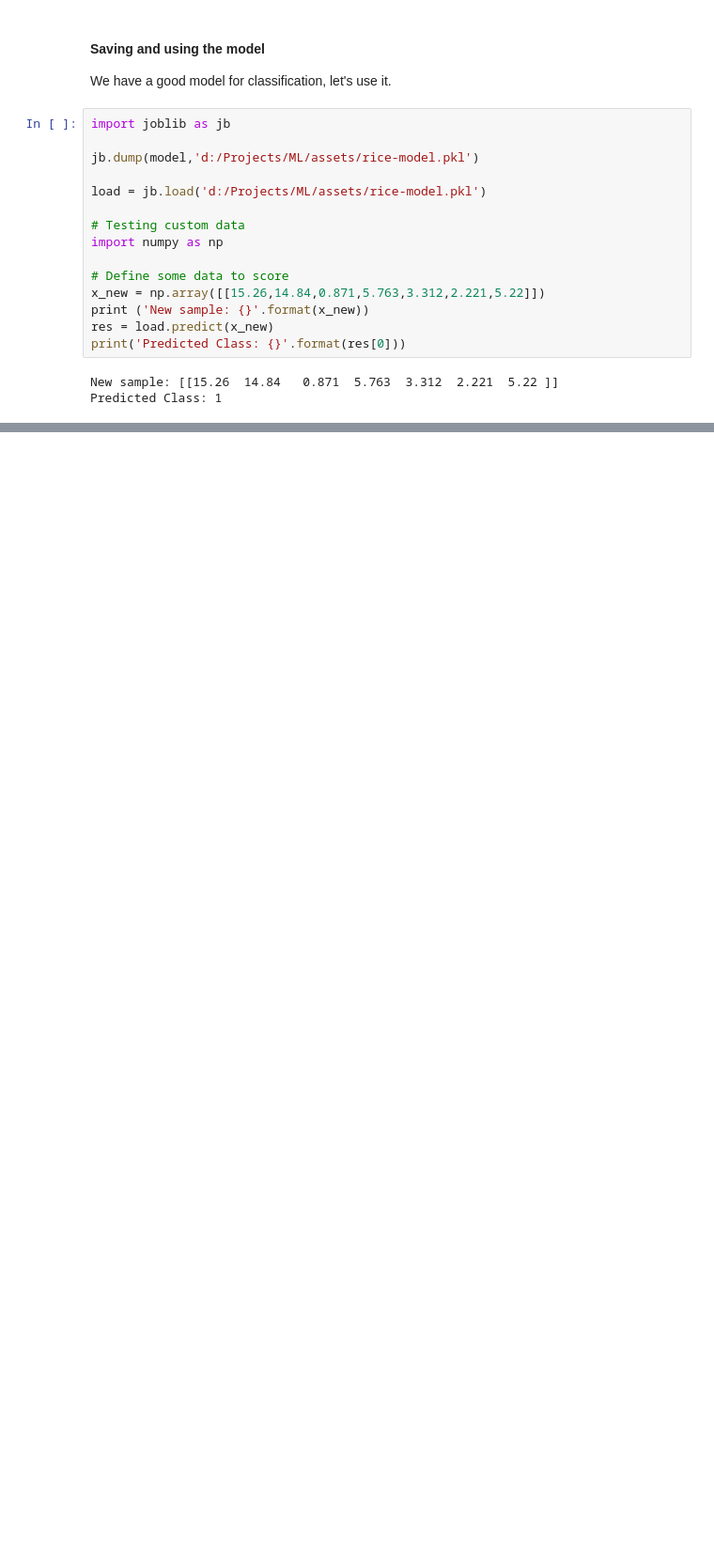
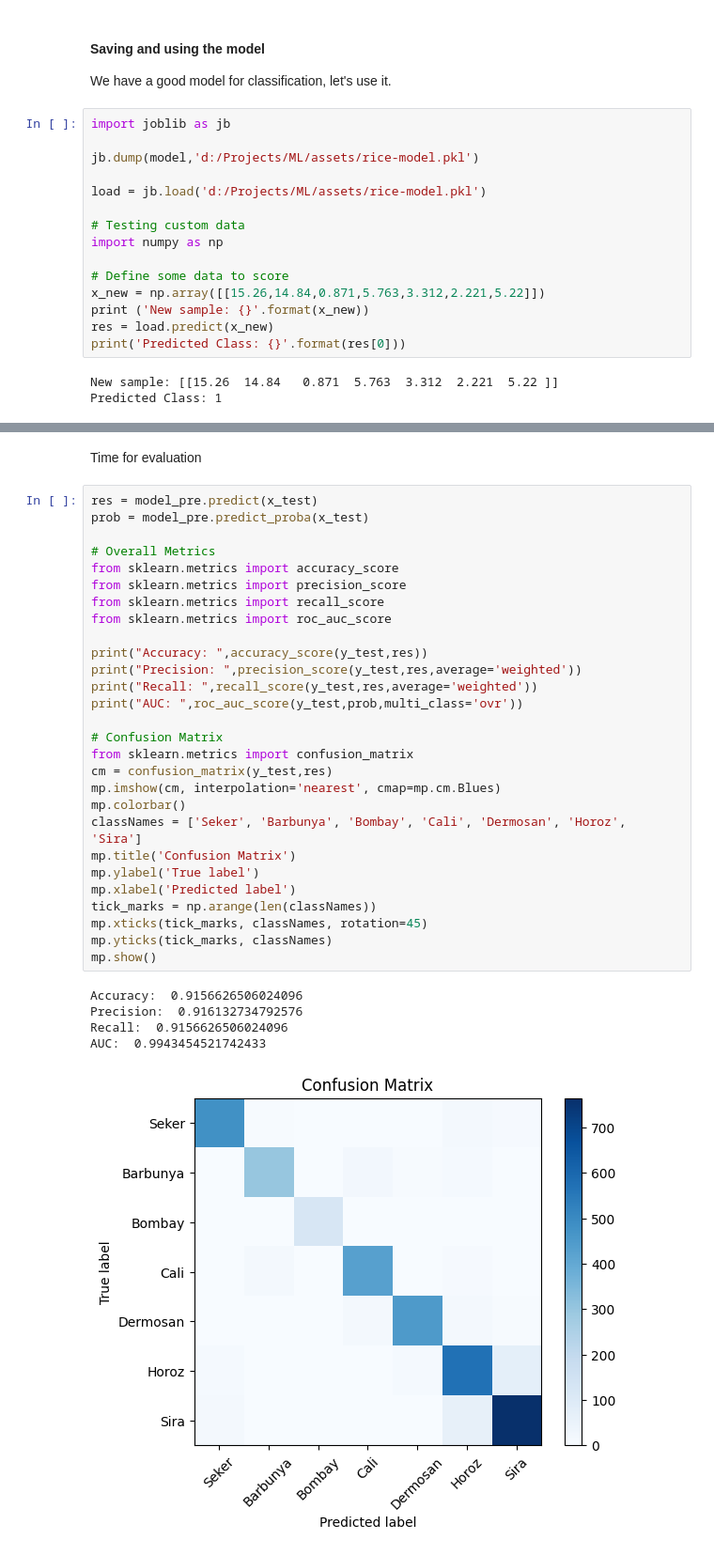
Before and after one commit to Chitransh-coder/ML, a Jupyter notebook: ML Notes.ipynb, the cells around one changed output, grey strips where cells are left out. Shown at 94% size. Drawn from its saved outputs; the diff is of its cells as text; blank space fills up the shorter version.

```diff
--- a/ML Notes.ipynb
+++ b/ML Notes.ipynb
@@ -1392,0 +1641,36 @@ Predicted Class: 1
+# %% [markdown]
+Time for evaluation
+# %%
+res = model_pre.predict(x_test)
+prob = model_pre.predict_proba(x_test)
+
+# Overall Metrics
+from sklearn.metrics import accuracy_score
+from sklearn.metrics import precision_score
+from sklearn.metrics import recall_score
+from sklearn.metrics import roc_auc_score
+
+print("Accuracy: ",accuracy_score(y_test,res))
+print("Precision: ",precision_score(y_test,res,average='weighted'))
+print("Recall: ",recall_score(y_test,res,average='weighted'))
+print("AUC: ",roc_auc_score(y_test,prob,multi_class='ovr'))
+
+# Confusion Matrix
+from sklearn.metrics import confusion_matrix
+cm = confusion_matrix(y_test,res)
+mp.imshow(cm, interpolation='nearest', cmap=mp.cm.Blues)
+mp.colorbar()
+classNames = ['Seker', 'Barbunya', 'Bombay', 'Cali', 'Dermosan', 'Horoz', 'Sira']
+mp.title('Confusion Matrix')
+mp.ylabel('True label')
+mp.xlabel('Predicted label')
+tick_marks = np.arange(len(classNames))
+mp.xticks(tick_marks, classNames, rotation=45)
+mp.yticks(tick_marks, classNames)
+mp.show()
+# %% [output]
+Accuracy:  0.9156626506024096
+Precision:  0.916132734792576
+Recall:  0.9156626506024096
+AUC:  0.9943454521742433
+[figure, added]
```
Also changed, not shown: parts of 26 cells of this notebook, 2 other files.
